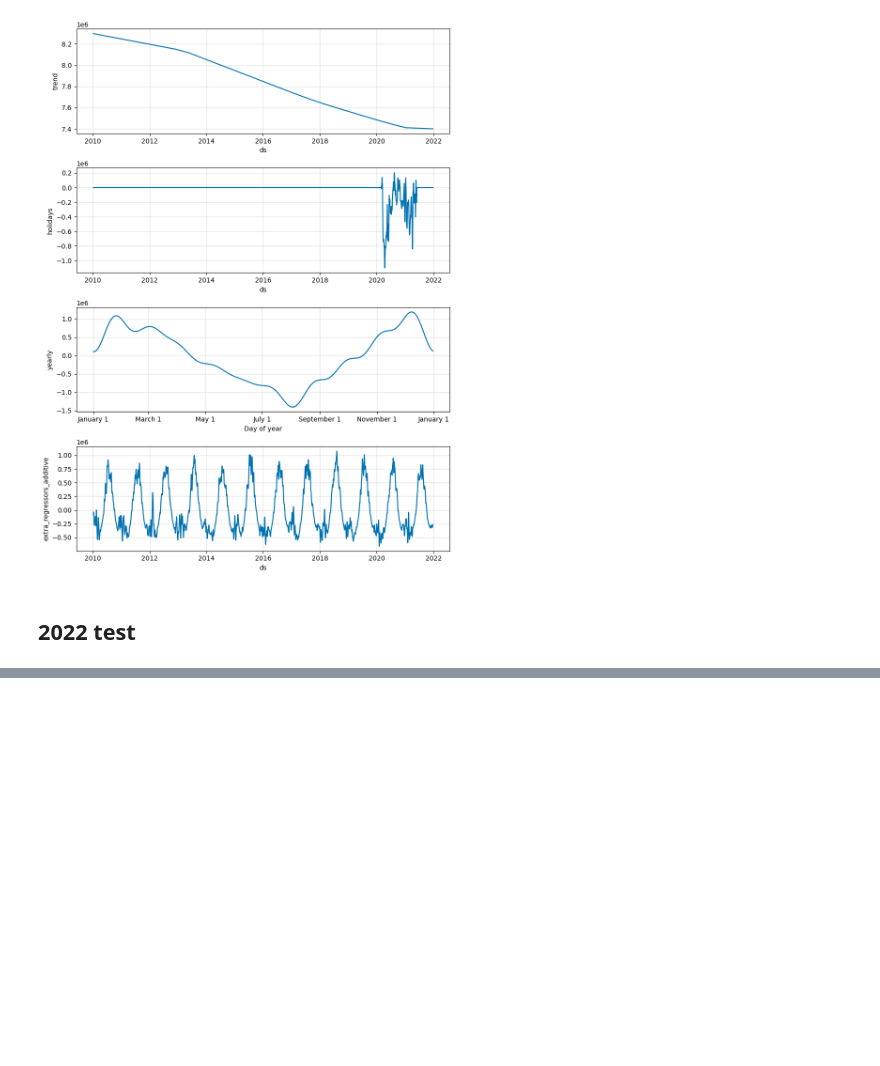
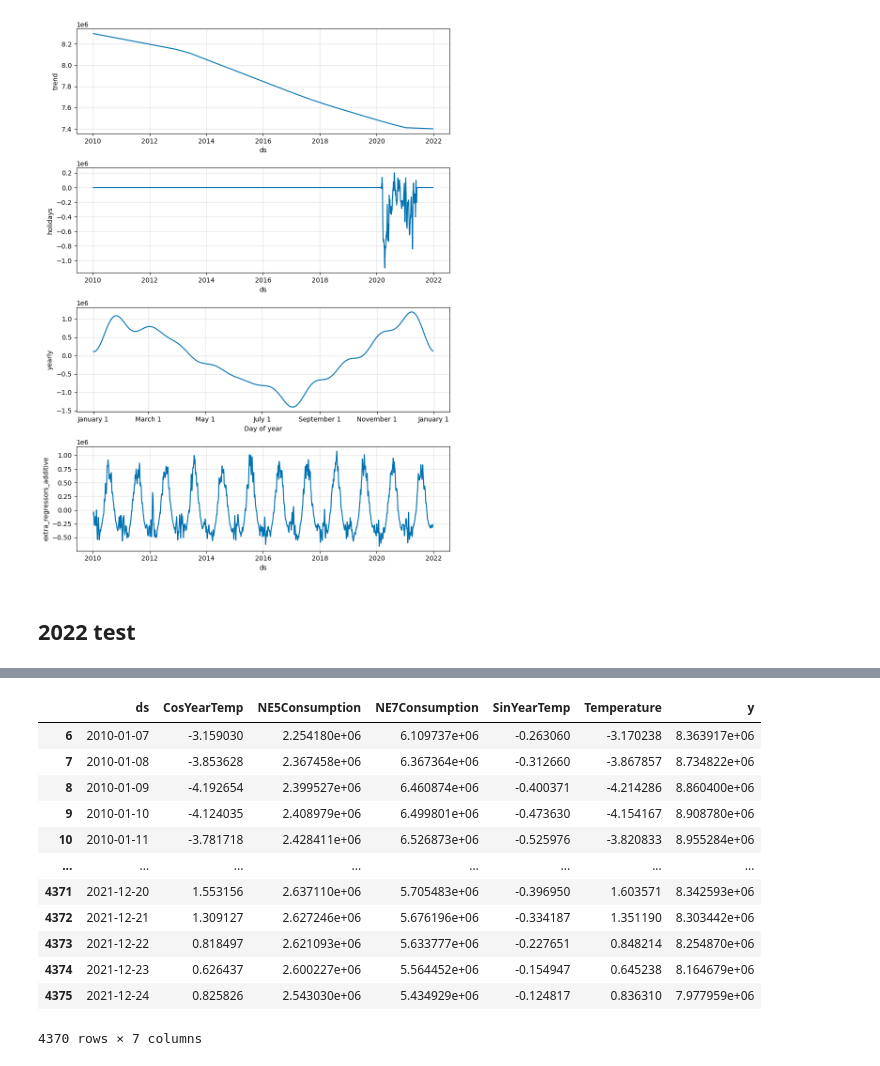
Before and after one commit to nzzdev/energyconsumption-zurich-model, a Jupyter notebook: src/TrainFinalModel.ipynb, the cells around one changed output, grey strips where cells are left out. Drawn from its saved outputs; the diff is of its cells as text; code cells hidden in the pictures; blank space fills up the shorter version.

```diff
--- a/src/TrainFinalModel.ipynb
+++ b/src/TrainFinalModel.ipynb
@@ -231,2 +215,18 @@ plotData
 # %%
 plotData.iloc[18:30]
+# %%
+train
+# %% [output]
+|  | ds | CosYearTemp | NE5Consumption | NE7Consumption | SinYearTemp | Temperature | y |
+| 6 | 2010-01-07 | -3.159030 | 2.254180e+06 | 6.109737e+06 | -0.263060 | -3.170238 | 8.363917e+06 |
+| 7 | 2010-01-08 | -3.853628 | 2.367458e+06 | 6.367364e+06 | -0.312660 | -3.867857 | 8.734822e+06 |
+| 8 | 2010-01-09 | -4.192654 | 2.399527e+06 | 6.460874e+06 | -0.400371 | -4.214286 | 8.860400e+06 |
+| 9 | 2010-01-10 | -4.124035 | 2.408979e+06 | 6.499801e+06 | -0.473630 | -4.154167 | 8.908780e+06 |
+| 10 | 2010-01-11 | -3.781718 | 2.428411e+06 | 6.526873e+06 | -0.525976 | -3.820833 | 8.955284e+06 |
+| ... | ... | ... | ... | ... | ... | ... | ... |
+| 4371 | 2021-12-20 | 1.553156 | 2.637110e+06 | 5.705483e+06 | -0.396950 | 1.603571 | 8.342593e+06 |
+| 4372 | 2021-12-21 | 1.309127 | 2.627246e+06 | 5.676196e+06 | -0.334187 | 1.351190 | 8.303442e+06 |
+| 4373 | 2021-12-22 | 0.818497 | 2.621093e+06 | 5.633777e+06 | -0.227651 | 0.848214 | 8.254870e+06 |
+| 4374 | 2021-12-23 | 0.626437 | 2.600227e+06 | 5.564452e+06 | -0.154947 | 0.645238 | 8.164679e+06 |
+| 4375 | 2021-12-24 | 0.825826 | 2.543030e+06 | 5.434929e+06 | -0.124817 | 0.836310 | 7.977959e+06 |
+4370 rows × 7 columns
```
Also changed, not shown: parts of 4 cells of this notebook, 3 other files.
